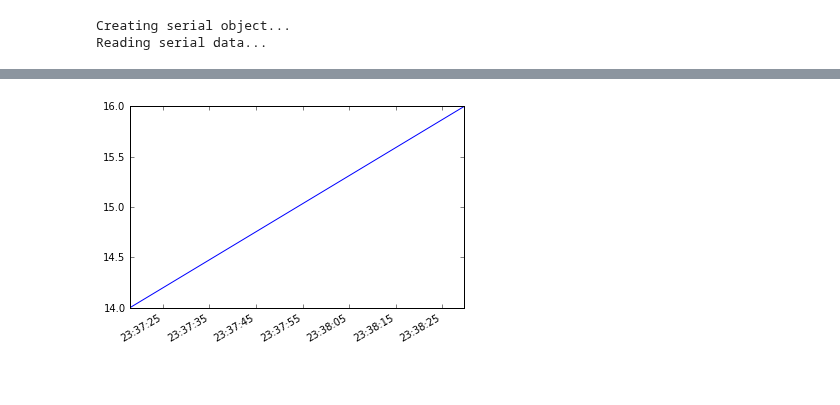
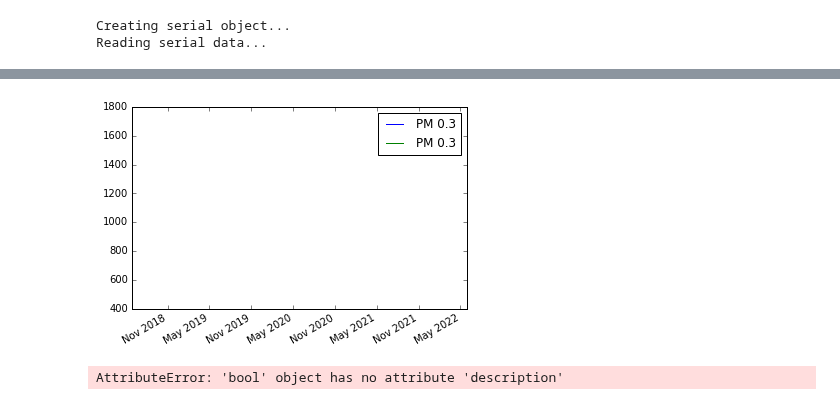
Before and after one commit to M0JPI/red-pitaya-projects, a Jupyter notebook: jupyter-notebooks/Serial Test over USB.ipynb, the cells around one changed output, grey strips where cells are left out. Drawn from its saved outputs; the diff is of its cells as text; code cells hidden in the pictures; blank space fills up the shorter version.

```diff
--- a/jupyter-notebooks/Serial Test over USB.ipynb
+++ b/jupyter-notebooks/Serial Test over USB.ipynb
@@ -152,12 +155,49 @@ df
-# %%
-x = df['Date & Time']
-y = df['Co2']
-
-# plot
-plt.plot(x,y)
-# beautify the x-labels
-plt.gcf().autofmt_xdate()
-
-plt.show()
-# %% [output]
-[figure, removed]
+# %%
+x = df['Date']
+y1 = df['PM 0.3']
+y2 = df['PM 0.5']
+y3 = df['PM 1.0']
+y4 = df['PM 2.5']
+y5 = df['PM 5.0']
+y6 = df['PM 10.0']
+
+# plot
+plt.cla()
+plt.plot(x,y1, label='PM 0.3')
+plt.plot(x,y2, label='PM 0.3')
+
+plt.legend()
+# beautify the x-labels
+plt.gcf().autofmt_xdate()
+plt.show()
+plt.ioff()
+# %% [output]
+[figure, added]
+# %%
+keep_running = widgets.Checkbox()
+keep_running = True
+keep_running.description='Keep Running?'
+
+def update_widget_value(keep_running):
+    """
+    Updates the running widget to stop the loop
+    """
+    print(keep_running)
+    return keep_running
+
+widgets.interactive(update_widget_value,keep_running=keep_running)
+time.sleep(1)
+
+while keep_running == True:
+    serial_data = read_serial_data(serial_obj)
+    print("Reading Data")
+    clean_data =  clean_serial_data(serial_data)
+    clean_data_table = pd.DataFrame([sub.split(",") for sub in clean_data],
+                                    columns=["PM 0.3","PM 0.5","PM 1.0","PM 2.5","PM 5.0","PM 10.0",
+                                             "Temp","Pressure","Humidity","BME680 VOC","QM9 VOC",
+                                             "MiCS5524 VOC","CO2","CCS811 VOC"])
+    clean_data_table['Date'] = [datetime.now()]
+    df = df.append(clean_data_table)
+    time.sleep(1)
+# %% [output]
+AttributeError: 'bool' object has no attribute 'description'
```
Also changed, not shown: parts of 19 cells of this notebook.
